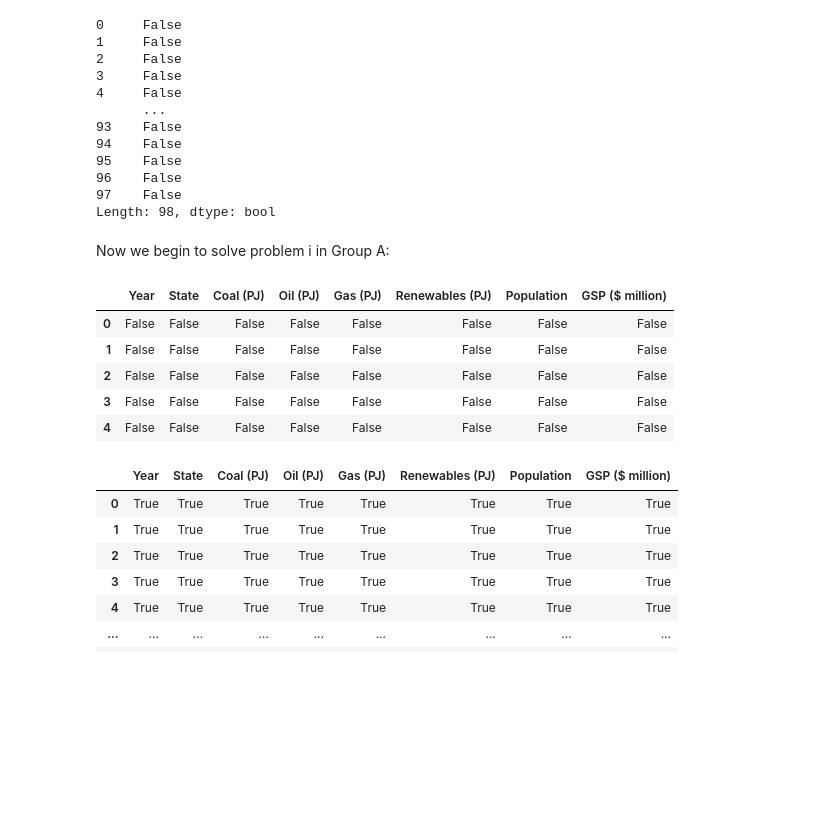
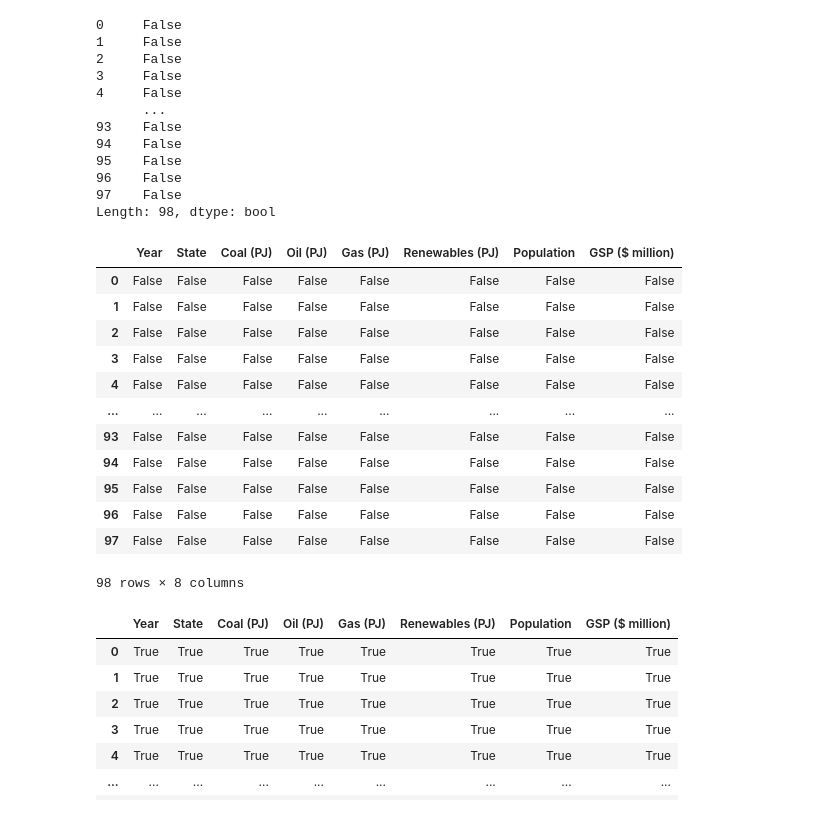
Before and after one commit to DurantZhou/ISYS5002-2024-S1-A2, a Jupyter notebook: Tue_11AM_Group_2_Assignment_2.ipynb, the cells around one changed output. Drawn from its saved outputs; the diff is of its cells as text; code cells hidden in the pictures; blank space fills up the shorter version.

Commit message:
problem 01

```diff
--- a/Tue_11AM_Group_2_Assignment_2.ipynb
+++ b/Tue_11AM_Group_2_Assignment_2.ipynb
@@ -115,18 +117,23 @@ AUS_energy_df.duplicated()
 96    False
 97    False
 Length: 98, dtype: bool
-# %% [markdown]
-Now we begin to solve problem i in Group A:
 # %%
-# Check for missing values
-AUS_energy_df.isnull().head()
+
+AUS_energy_df.isnull() # Check for null values
 # %% [output]
 |  | Year | State | Coal (PJ) | Oil (PJ) | Gas (PJ) | Renewables (PJ) | Population | GSP ($ million) |
 | 0 | False | False | False | False | False | False | False | False |
 | 1 | False | False | False | False | False | False | False | False |
 | 2 | False | False | False | False | False | False | False | False |
 | 3 | False | False | False | False | False | False | False | False |
 | 4 | False | False | False | False | False | False | False | False |
+| ... | ... | ... | ... | ... | ... | ... | ... | ... |
+| 93 | False | False | False | False | False | False | False | False |
+| 94 | False | False | False | False | False | False | False | False |
+| 95 | False | False | False | False | False | False | False | False |
+| 96 | False | False | False | False | False | False | False | False |
+| 97 | False | False | False | False | False | False | False | False |
+98 rows × 8 columns
 # %%
 AUS_energy_df.notnull()
 # %% [output]
```
Also changed, not shown: parts of 11 cells of this notebook.
